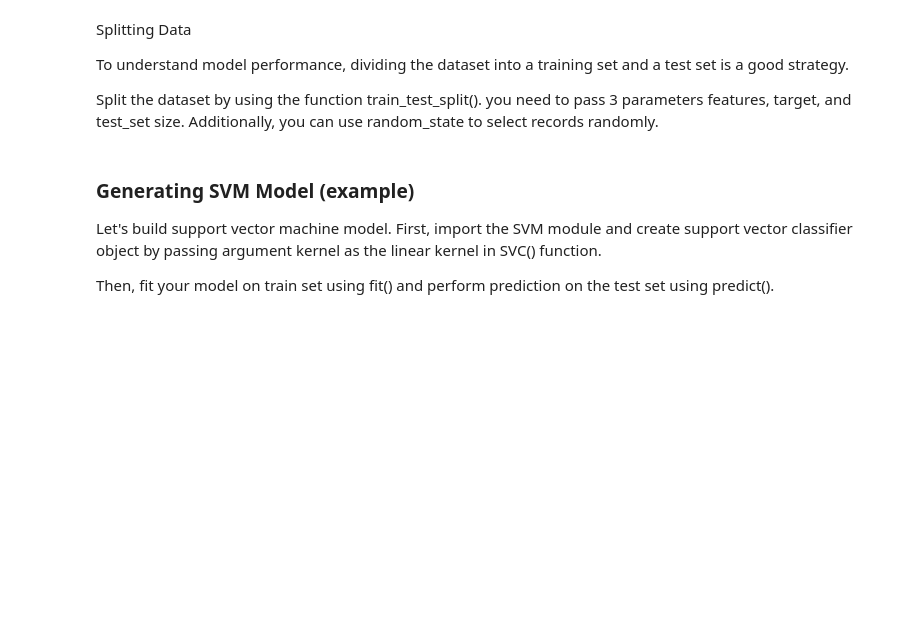
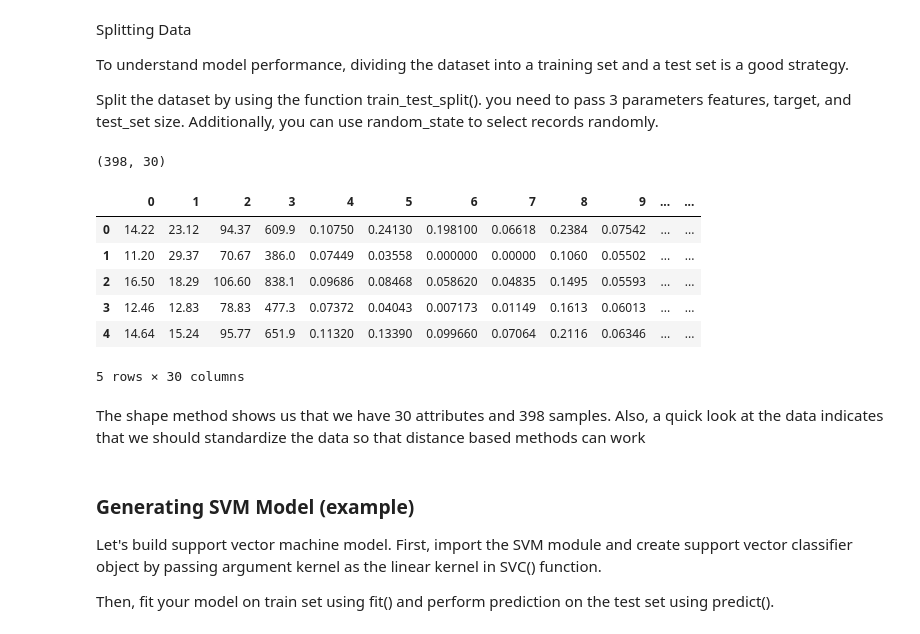
Before and after one commit to ajgeglio/ML_For_HealthCare, a Jupyter notebook: StatisticalML_ForBreastCancerClassification_TonyGeglio.ipynb, the cells around one changed output. Saved outputs shown, nothing was run; the diff lists cells and outputs as text; code cells hidden in the pictures; blank space fills up the shorter version.

```diff
--- a/StatisticalML_ForBreastCancerClassification_TonyGeglio.ipynb
+++ b/StatisticalML_ForBreastCancerClassification_TonyGeglio.ipynb
@@ -71,3 +75,16 @@ Split the dataset by using the function train_test_split(). you need to pass 3 p
 # %%
 # Split dataset into training set and test set
 X_train, X_test, y_train, y_test = train_test_split(cancer.data, cancer.target, test_size=0.3,random_state=109) # 70% training and 30% test
+print(X_train.shape)
+pd.DataFrame(X_train)[0:5]
+# %% [output]
+(398, 30)
+|  | 0 | 1 | 2 | 3 | 4 | 5 | 6 | 7 | 8 | 9 | ... | ... |
+| 0 | 14.22 | 23.12 | 94.37 | 609.9 | 0.10750 | 0.24130 | 0.198100 | 0.06618 | 0.2384 | 0.07542 | ... | ... |
+| 1 | 11.20 | 29.37 | 70.67 | 386.0 | 0.07449 | 0.03558 | 0.000000 | 0.00000 | 0.1060 | 0.05502 | ... | ... |
+| 2 | 16.50 | 18.29 | 106.60 | 838.1 | 0.09686 | 0.08468 | 0.058620 | 0.04835 | 0.1495 | 0.05593 | ... | ... |
+| 3 | 12.46 | 12.83 | 78.83 | 477.3 | 0.07372 | 0.04043 | 0.007173 | 0.01149 | 0.1613 | 0.06013 | ... | ... |
+| 4 | 14.64 | 15.24 | 95.77 | 651.9 | 0.11320 | 0.13390 | 0.099660 | 0.07064 | 0.2116 | 0.06346 | ... | ... |
+5 rows × 30 columns
+# %% [markdown]
+The shape method shows us that we have 30 attributes and 398 samples. Also, a quick look at the data indicates that we should standardize the data so that distance based methods can work
```
Also changed, not shown: parts of 14 cells of this notebook.
